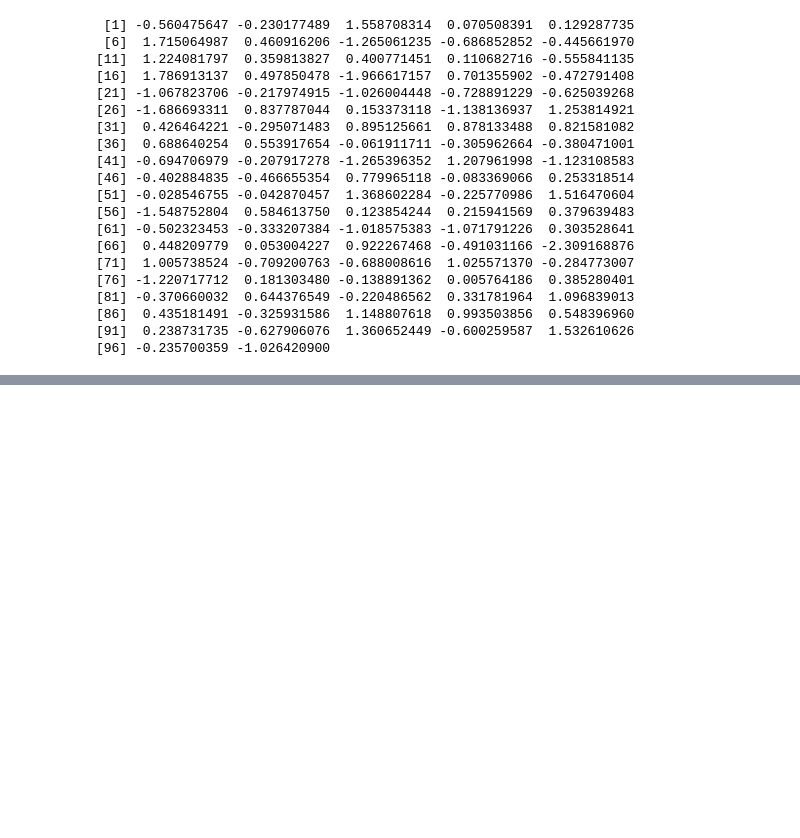
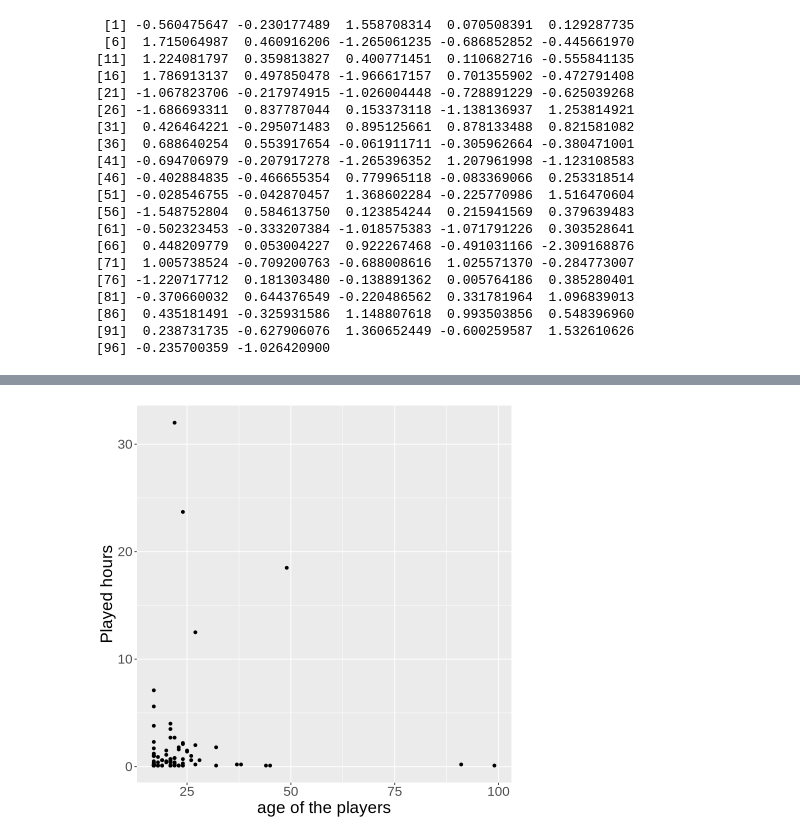
Before and after one commit to Snowy129/DSCI100-Project, a Jupyter notebook: Group Project.ipynb, the cells around one changed output, grey strips where cells are left out. Cells and saved outputs as stored; diff of their text form; code cells hidden in the pictures; blank space fills up the shorter version.

Commit message:
added graphs

```diff
--- a/Group Project.ipynb
+++ b/Group Project.ipynb
@@ -288,0 +291,10 @@ print(filtered_data)
+# %%
+#Played hours versus age scatter plot
+graph_age<-clean_players|>
+ggplot(aes(x=age, y=played_hours))+
+       geom_point(aplha=0.25)+
+       xlab("age of the players")+
+       ylab("Played hours")+
+       theme(text = element_text(size = 20))
+graph_age
+# %% [output]
@@ -288,0 +303 @@ print(filtered_data)
+[figure, added]
```
Also changed, not shown: parts of 5 cells of this notebook.
